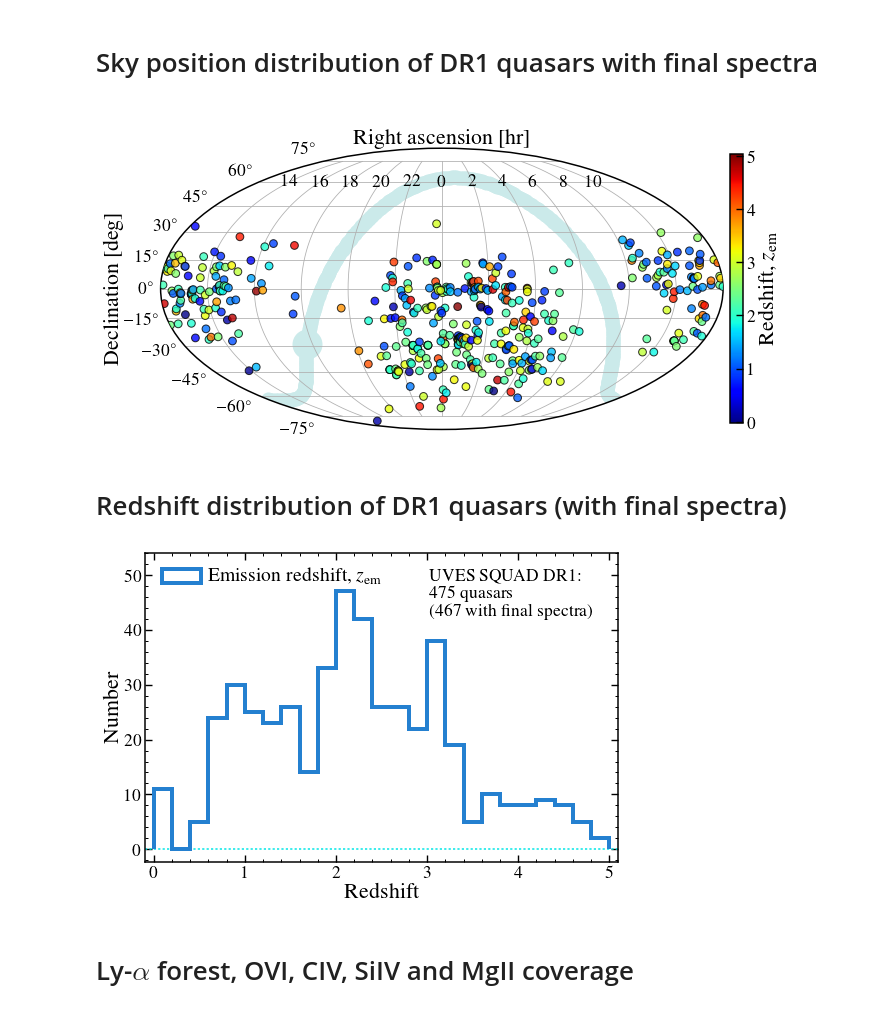
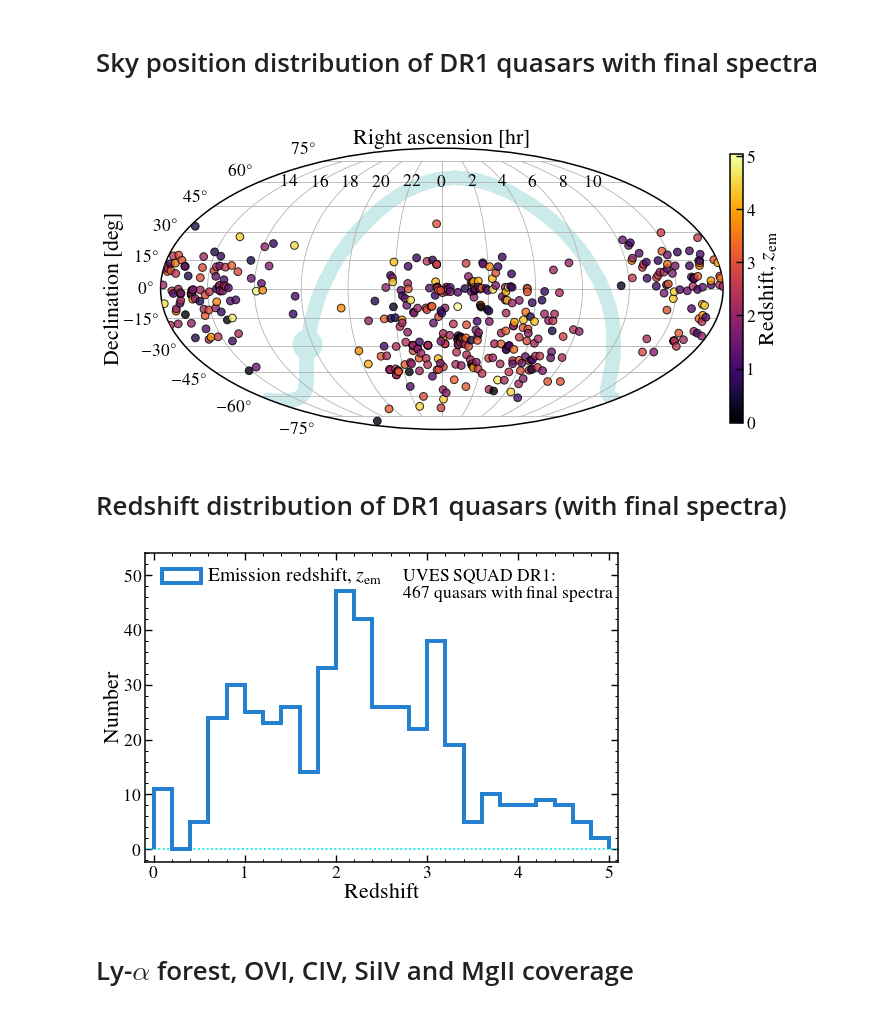
Before and after one commit to MTMurphy77/UVES_SQUAD_DR1, a Jupyter notebook: Paper/src/plots_for_paper.ipynb, the cells around one changed output. Saved outputs shown, nothing was run; the diff lists cells and outputs as text; code cells hidden in the pictures.

```diff
--- a/Paper/src/plots_for_paper.ipynb
+++ b/Paper/src/plots_for_paper.ipynb
@@ -217,7 +217,9 @@ dec=coord.Angle(dDR1QSOs.Dec_Adopt,unit=u.degree)
 filt=np.array([(re.search('[345]',i) is None) for i in dDR1QSOs.Spec_status])
 
 # Colour the points according to the redshift
-cmap=mcm.get_cmap('jet')
+#cmap=mcm.get_cmap('jet')
+#cmap=mcm.get_cmap('viridis')
+cmap=mcm.get_cmap('inferno')
 zem=dDR1QSOs.zem_Adopt[filt].values
 normalize=mcls.Normalize(vmin=min(zem)-0.03,vmax=max(zem))
 colors=[cmap(normalize(value)) for value in zem]
@@ -236,34 +238,34 @@ for x in RAlab:
 # Draw the galactic plane and bulge
 lon_array=np.arange(0,360,1)
 lat=0.0
 eq_array=np.zeros((360,2))
 for lon in lon_array:
     ga=ephem.Galactic(np.radians(lon),np.radians(lat))
     eq=ephem.Equatorial(ga)
     eq_array[lon]=np.degrees(eq.get())
 gRA,gDec=eq_array[:,0],eq_array[:,1]
 gRA=coord.Angle(gRA,unit=u.degree).wrap_at(180*u.degree)
 gDec=coord.Angle(gDec,unit=u.degree)
 ax1.scatter(gRA.radian,gDec.radian,marker='o',s=200.0,c="#CBEAEA",linewidth=0,rasterized=True)
 ax1.scatter(gRA.radian[0],gDec.radian[0],marker='o',s=900.0,c="#CBEAEA",linewidth=0,rasterized=True)
 ax1.grid(True)
 ax1.set_xlabel("Right ascension [hr]",fontsize=bfsize,labelpad=5)
 ax1.xaxis.set_label_position('top')
 ax1.set_ylabel("Declination [deg]",fontsize=bfsize)
 handles,labels=ax1.get_legend_handles_labels()
 # Reverse the order of legend labels
 leg=ax1.legend(handles[::-1],labels[::-1],loc=1,ncol=3,handlelength=1.0,frameon=False,bbox_to_anchor=(0.95,1.18))
 
 # Make redshift colour bar
 cax,_=mcb.make_axes(ax1,shrink=0.55,pad=0.01)#,orientation='horizontal')
 cbar=mcb.ColorbarBase(cax,cmap=cmap,norm=normalize,alpha=1.0)#,orientation='horizontal')
 cbar.set_label(r'Redshift, $z_{\rm em}$',fontsize=bfsize,labelpad=6)
 #plt.colorbar(sc)
 
 # Export to PDF
 #plt.savefig('DR1_skymap.pdf',bbox_inches='tight',pad_inches=0.02)
 # %% [output]
-[figure, old version]
+[figure, new version]
 # %% [markdown]
 # Redshift distribution of DR1 quasars (with final spectra)
 # %%
@@ -289,7 +291,9 @@ yrng=ymax-ymin
 ax1.hlines([0.0],xmin,xmax,colors=myc['cyan'],linestyles=':',linewidths=1.5)
 ax1.set_xlabel(r'Redshift',ha='center',fontsize=bfsize)
 ax1.set_ylabel(r'Number',ha='center',va='bottom',fontsize=bfsize)
-ax1.annotate('UVES SQUAD DR1:\n475 quasars\n(467 with final spectra)',xy=(0.6,0.95),
+#ax1.annotate('UVES SQUAD DR1:\n475 quasars\n(467 with final spectra)',xy=(0.6,0.95),
+#             xycoords='axes fraction',color='black',ha='left',va='top',fontsize=0.8*bfsize)
+ax1.annotate('UVES SQUAD DR1:\n467 quasars with final spectra',xy=(0.545,0.95),
              xycoords='axes fraction',color='black',ha='left',va='top',fontsize=0.8*bfsize)
 
 ax1.set_xlim(xmin,xmax)
@@ -306,7 +310,7 @@ fig.subplots_adjust(left=0.05,right=0.99,bottom=0.13,top=0.99,wspace=0.0,hspace=
 # Export to PDF
 #plt.savefig('DR1_zemdist.pdf',bbox_inches='tight',pad_inches=0.05)
 # %% [output]
-[figure, old version]
+[figure, new version]
 # %% [markdown]
 # Ly-$\alpha$ forest, OVI, CIV, SiIV and MgII coverage
 # %%
```
Also changed, not shown: parts of 5 cells of this notebook, 11 other files.
